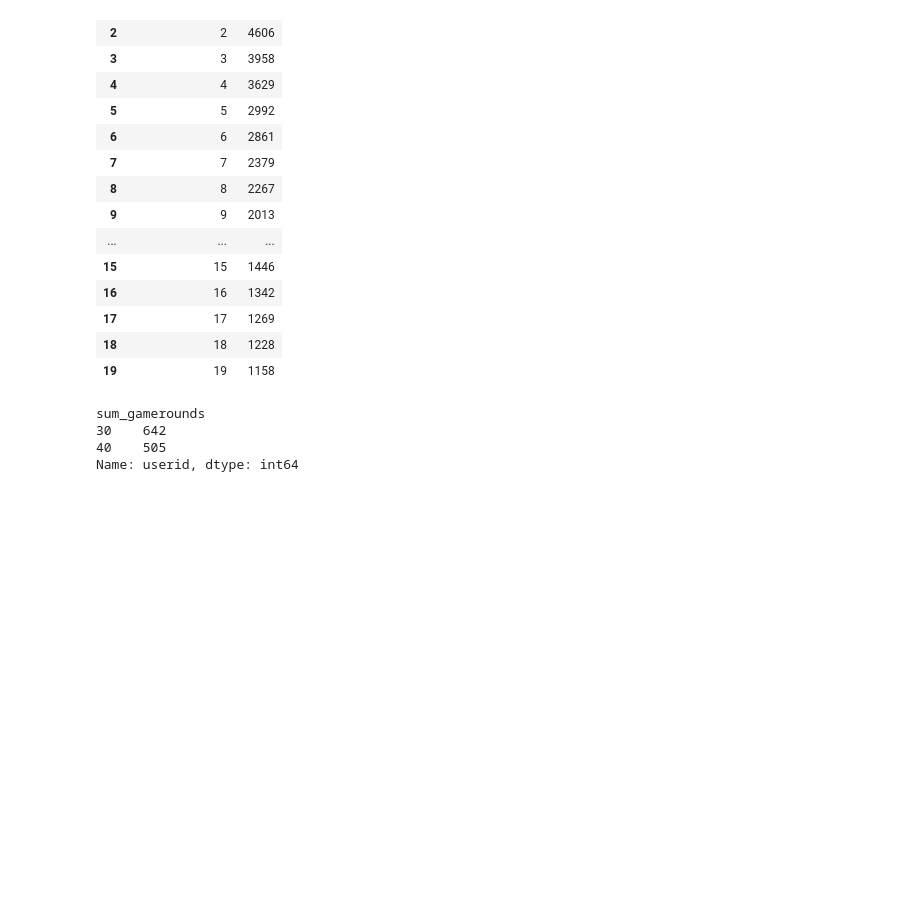
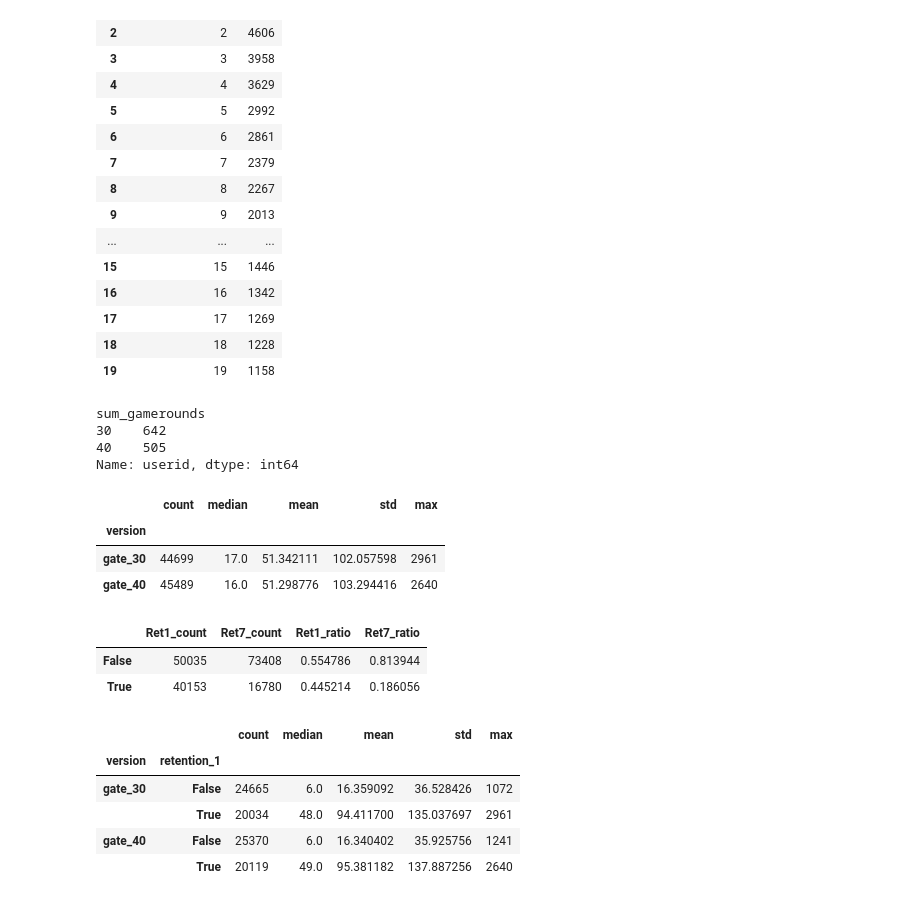
Before and after one commit to nilavya2000/A-B_testing, a Jupyter notebook: cookies_cats.ipynb, the cells around one changed output. Drawn from its saved outputs; the diff is of its cells as text; code cells hidden in the pictures; blank space fills up the shorter version.

```diff
--- a/cookies_cats.ipynb
+++ b/cookies_cats.ipynb
@@ -201,3 +201,23 @@ sum_gamerounds
 Name: userid, dtype: int64
 # %%
 # 642 users reached level 30 and 505 users reached level 40
+# %%
+# A/B Groups & Target Summary Stats
+ab.groupby("version").sum_gamerounds.agg(['count', 'median','mean','std','max'])
+# %% [output]
+|  | count | median | mean | std | max |
+| version |  |  |  |  |  |
+| gate_30 | 44699 | 17.0 | 51.342111 | 102.057598 | 2961 |
+| gate_40 | 45489 | 16.0 | 51.298776 | 103.294416 | 2640 |
+# %%
+#retention_1 - did the player come back and play 1 day after installing?
+#retention_7 - did the player come back and play 7 days after installing?
+
+pd.DataFrame({"Ret1_count": ab['retention_1'].value_counts(),
+              "Ret7_count": ab['retention_7'].value_counts(),
+              "Ret1_ratio": ab['retention_1'].value_counts()/len(ab),
+              "Ret7_ratio": ab['retention_7'].value_counts()/len(ab)})
+# %% [output]
+|  | Ret1_count | Ret7_count | Ret1_ratio | Ret7_ratio |
+| False | 50035 | 73408 | 0.554786 | 0.813944 |
+| True | 40153 | 16780 | 0.445214 | 0.186056 |
@@ -203,0 +227,10 @@ Name: userid, dtype: int64
+# %%
+# summary statistics of retention variables by version
+ab.groupby(['version','retention_1']).sum_gamerounds.agg(['count','median','mean','std','max'])
+# %% [output]
+|  |  | count | median | mean | std | max |
+| version | retention_1 |  |  |  |  |  |
+| gate_30 | False | 24665 | 6.0 | 16.359092 | 36.528426 | 1072 |
+|  | True | 20034 | 48.0 | 94.411700 | 135.037697 | 2961 |
+| gate_40 | False | 25370 | 6.0 | 16.340402 | 35.925756 | 1241 |
+|  | True | 20119 | 49.0 | 95.381182 | 137.887256 | 2640 |
```
Also changed, not shown: parts of 8 cells of this notebook.
